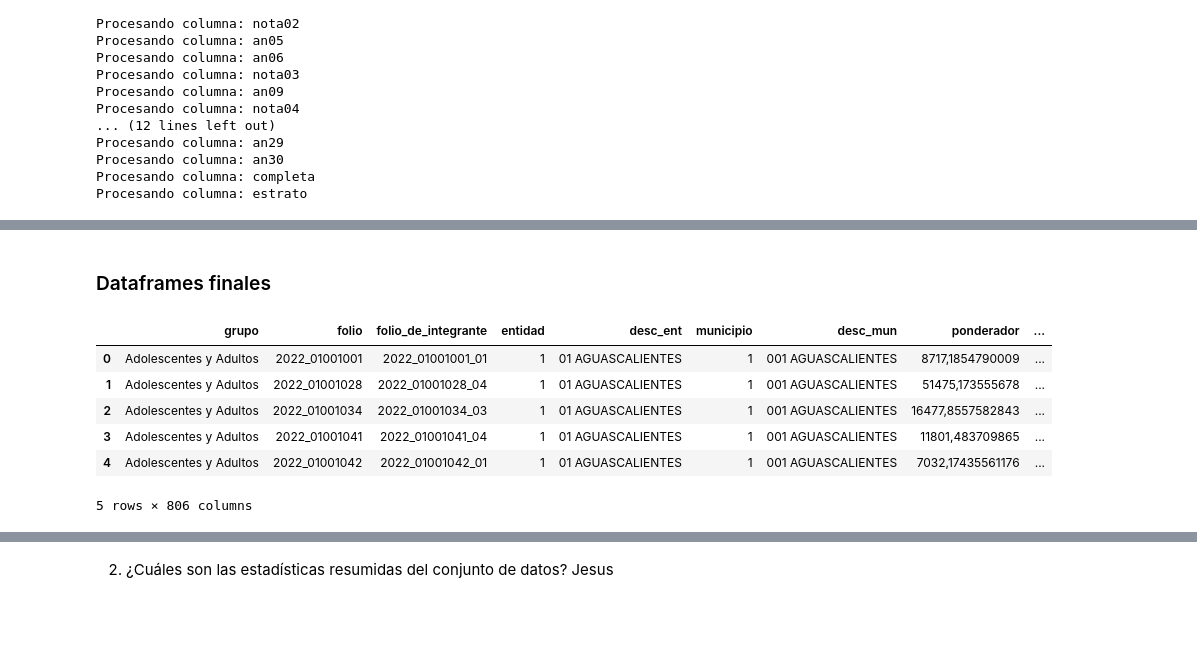
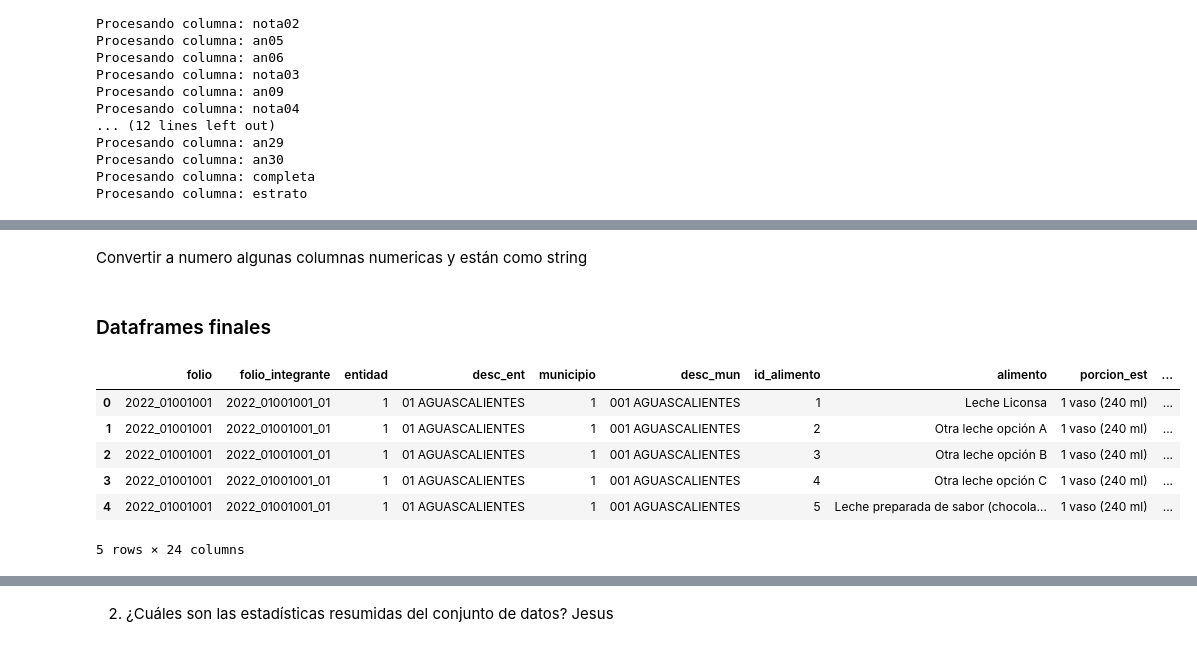
Before and after one commit to christiancalidad/ProyectoIntegradorSep24_Grupo15, a Jupyter notebook: 1. EDA.ipynb, the cells around one changed output, grey strips where cells are left out. Saved outputs shown, nothing was run; the diff lists cells and outputs as text; code cells hidden in the pictures; blank space fills up the shorter version.

```diff
--- a/1. EDA.ipynb
+++ b/1. EDA.ipynb
@@ -170,6 +175,6 @@ def procesar_dataframe(df_data, df_catalog, df_dict):
             # Obtener el nuevo nombre de la columna del catálogo
             new_column_name = df_catalog.loc[df_catalog['Variable'] == column, 'Etiqueta'].values[0]
             # Renombrar la columna usando to_snake_case
-            df_data.rename(columns={column: to_snake_case(new_column_name)}, inplace=True)
+            df_data = df_data.rename(columns={column: to_snake_case(new_column_name)})
 
     return df_data
@@ -336,0 +434,7 @@ df_food_general.head()
+# %%
+df_food_general['dias_consumo'] = df_food_general['dias_consumo'].replace('Nunca', '0').str.extract('(\d+)').astype(float)
+df_food_general['veces_al_dia'] = df_food_general['veces_al_dia'].replace('Nunca', '0').str.extract('(\d+)').astype(float)
+# Convertir a numero algunas columnas numericas y están como string
+list_columns_to_numeric = ['num_porciones','ponderador']
+df_food_general[list_columns_to_numeric] = df_food_general[list_columns_to_numeric].apply(lambda x: x.str.replace(',', '.')).apply(pd.to_numeric, errors='coerce')
+df_food_general.head()
@@ -336,0 +451,16 @@ df_food_general.head()
+# %%
+#with open('./Data/Inputs/food_category_data.json', 'r') as f:
+with open('./Data/Inputs/food_category_data.json', 'r',encoding='utf-8') as f:
+    food_groups = json.load(f)
+    df_food_general['alimento_grupo'] = df_food_general['alimento'].map(lambda x: food_groups.get(x, {}).get('grupo', 'Unknown'))
+    df_food_general['alimento_subgrupo'] = df_food_general['alimento'].map(lambda x: food_groups.get(x, {}).get('subgrupo', 'Unknown'))
+
+#with open('./Data/Inputs/food_balance_data.json', 'r') as f:
+with open('./Data/Inputs/food_balance_data.json', 'r',encoding='utf-8') as f:
+    food_balance = json.load(f)
+    df_food_general['alimento_balance'] = df_food_general['alimento'].map(food_balance)
+
+
+print( df_food_general['alimento_grupo'].nunique() )
+print( df_food_general['alimento_subgrupo'].nunique() )
+print( df_food_general['alimento_balance'].nunique() )
@@ -337,18 +471,2 @@ df_food_general.head()
 # %% [markdown]
 Se pivotea el DataFrame para tener una columna por cada alimento y una fila por cada observación
-# %%
-#with open('./Data/Inputs/food_category_data.json', 'r') as f:
-with open('.\Data\Inputs\food_balance_data.json', 'r') as f:
-    food_groups = json.load(f)
-    df_food_general['alimento_grupo'] = df_food_general['alimento'].map(lambda x: food_groups.get(x, {}).get('groupo', 'Unknown'))
-    df_food_general['alimento_subgrupo'] = df_food_general['alimento'].map(lambda x: food_groups.get(x, {}).get('subgroupo', 'Unknown'))
-
-#with open('./Data/Inputs/food_balance_data.json', 'r') as f:
-with open('.\Data\Inputs\food_balance_data.json', 'r') as f:
-    food_balance = json.load(f)
-    df_food_general['alimento_balance'] = df_food_general['alimento'].map(food_balance)
-
-
-print( df_food_general['alimento_grupo'].nunique() )
-print( df_food_general['alimento_subgrupo'].nunique() )
-print( df_food_general['alimento_balance'].nunique() )
@@ -450,0 +715,2 @@ df_antroph_data.head()
+# %% [markdown]
+Convertir a numero algunas columnas numericas y están como string
@@ -451,15 +723,15 @@ df_antroph_data.head()
 # %% [markdown]
 ### Dataframes finales
 # %%
-df_food_pivot.head()
+df_food_general.head()
 # %% [output]
-|  | grupo | folio | folio_de_integrante | entidad | desc_ent | municipio | desc_mun | ponderador | ... |
-| 0 | Adolescentes y Adultos | 2022_01001001 | 2022_01001001_01 | 1 | 01 AGUASCALIENTES | 1 | 001 AGUASCALIENTES | 8717,1854790009 | ... |
-| 1 | Adolescentes y Adultos | 2022_01001028 | 2022_01001028_04 | 1 | 01 AGUASCALIENTES | 1 | 001 AGUASCALIENTES | 51475,173555678 | ... |
-| 2 | Adolescentes y Adultos | 2022_01001034 | 2022_01001034_03 | 1 | 01 AGUASCALIENTES | 1 | 001 AGUASCALIENTES | 16477,8557582843 | ... |
-| 3 | Adolescentes y Adultos | 2022_01001041 | 2022_01001041_04 | 1 | 01 AGUASCALIENTES | 1 | 001 AGUASCALIENTES | 11801,483709865 | ... |
-| 4 | Adolescentes y Adultos | 2022_01001042 | 2022_01001042_01 | 1 | 01 AGUASCALIENTES | 1 | 001 AGUASCALIENTES | 7032,17435561176 | ... |
+|  | folio | folio_integrante | entidad | desc_ent | municipio | desc_mun | id_alimento | alimento | porcion_est | ... |
+| 0 | 2022_01001001 | 2022_01001001_01 | 1 | 01 AGUASCALIENTES | 1 | 001 AGUASCALIENTES | 1 | Leche Liconsa | 1 vaso (240 ml) | ... |
+| 1 | 2022_01001001 | 2022_01001001_01 | 1 | 01 AGUASCALIENTES | 1 | 001 AGUASCALIENTES | 2 | Otra leche opción A | 1 vaso (240 ml) | ... |
+| 2 | 2022_01001001 | 2022_01001001_01 | 1 | 01 AGUASCALIENTES | 1 | 001 AGUASCALIENTES | 3 | Otra leche opción B | 1 vaso (240 ml) | ... |
+| 3 | 2022_01001001 | 2022_01001001_01 | 1 | 01 AGUASCALIENTES | 1 | 001 AGUASCALIENTES | 4 | Otra leche opción C | 1 vaso (240 ml) | ... |
+| 4 | 2022_01001001 | 2022_01001001_01 | 1 | 01 AGUASCALIENTES | 1 | 001 AGUASCALIENTES | 5 | Leche preparada de sabor (chocola... | 1 vaso (240 ml) | ... |
-5 rows × 806 columns
+5 rows × 24 columns
 # %%
 df_antroph_data.head()
 # %% [output]
```
Also changed, not shown: parts of 59 cells of this notebook, 1 other file.
